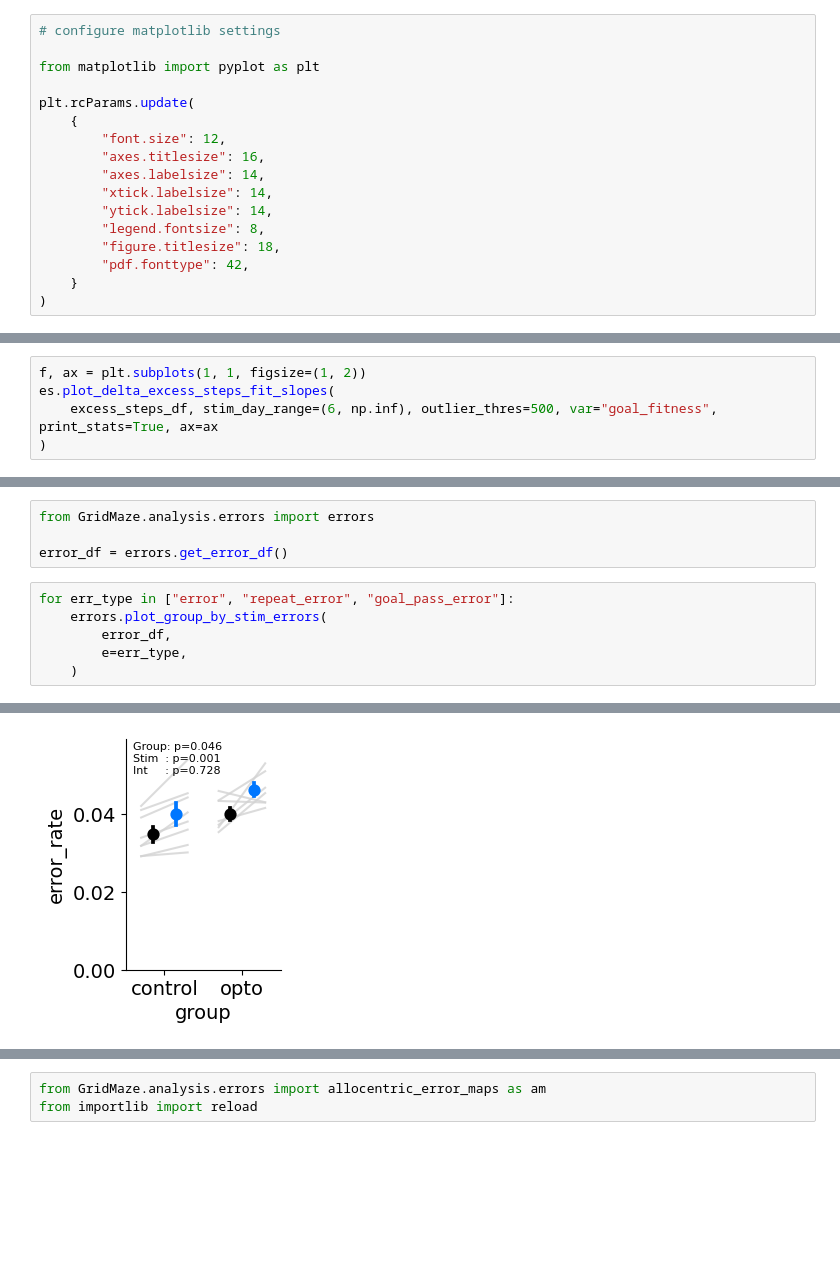
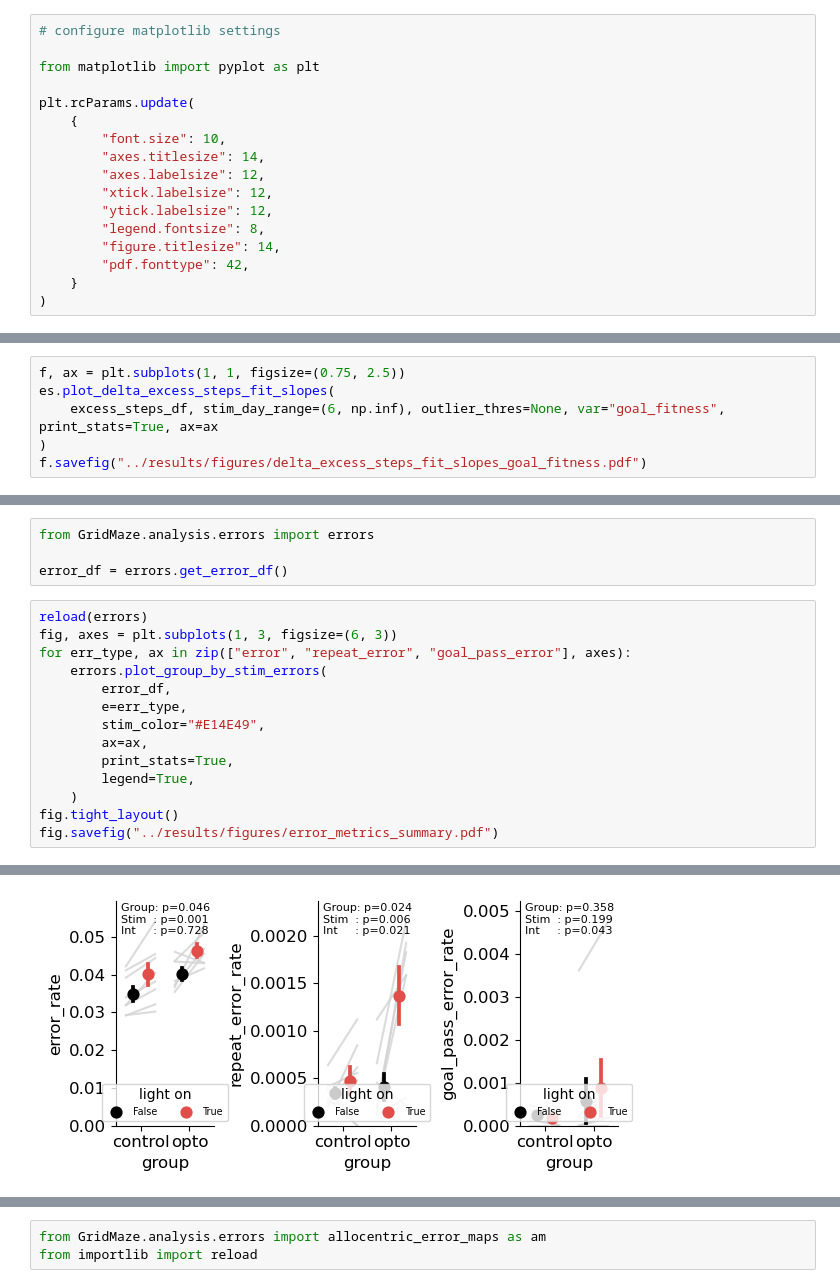
Before and after one commit to peterdoohan/goalNav_mFC-opto3, a Jupyter notebook: code/Notebooks/performance_metrics.ipynb, the cells around one changed output, grey strips where cells are left out. Saved outputs shown, nothing was run; the diff lists cells and outputs as text; blank space fills up the shorter version.

Commit message:
saving figs from summary notebook

```diff
--- a/code/Notebooks/performance_metrics.ipynb
+++ b/code/Notebooks/performance_metrics.ipynb
@@ -13,13 +13,13 @@ from matplotlib import pyplot as plt
 
 plt.rcParams.update(
     {
-        "font.size": 12,
-        "axes.titlesize": 16,
-        "axes.labelsize": 14,
-        "xtick.labelsize": 14,
-        "ytick.labelsize": 14,
+        "font.size": 10,
+        "axes.titlesize": 14,
+        "axes.labelsize": 12,
+        "xtick.labelsize": 12,
+        "ytick.labelsize": 12,
         "legend.fontsize": 8,
-        "figure.titlesize": 18,
+        "figure.titlesize": 14,
         "pdf.fonttype": 42,
     }
 )
@@ -245,10 +258,11 @@ es.plot_special_maze_legend(axes=axes)
 # %% [markdown]
 #### we can get a random effects measure on the strength of this effect by comparing the slopes across opto and control conditions
 # %%
-f, ax = plt.subplots(1, 1, figsize=(1, 2))
+f, ax = plt.subplots(1, 1, figsize=(0.75, 2.5))
 es.plot_delta_excess_steps_fit_slopes(
-    excess_steps_df, stim_day_range=(6, np.inf), outlier_thres=500, var="goal_fitness", print_stats=True, ax=ax
+    excess_steps_df, stim_day_range=(6, np.inf), outlier_thres=None, var="goal_fitness", print_stats=True, ax=ax
 )
+f.savefig("../results/figures/delta_excess_steps_fit_slopes_goal_fitness.pdf")
 # %% [output]
 T-tests on slope from delta xs steps linear fit:
   control vs opto: t=-2.70, p=0.018
@@ -291,27 +305,35 @@ from GridMaze.analysis.errors import errors
 
 error_df = errors.get_error_df()
 # %%
-for err_type in ["error", "repeat_error", "goal_pass_error"]:
+reload(errors)
+fig, axes = plt.subplots(1, 3, figsize=(6, 3))
+for err_type, ax in zip(["error", "repeat_error", "goal_pass_error"], axes):
     errors.plot_group_by_stim_errors(
         error_df,
         e=err_type,
+        stim_color="#E14E49",
+        ax=ax,
+        print_stats=True,
+        legend=True,
     )
+fig.tight_layout()
+fig.savefig("../results/figures/error_metrics_summary.pdf")
 # %% [output]
 Mixed ANOVA: error_rate
 +-------------+-------------+-------+-------+-------------+----------+-------------+------------+-------+
 | Source      |          SS |   DF1 |   DF2 |          MS |        F |       p-unc |        np2 |   eps |
 |-------------+-------------+-------+-------+-------------+----------+-------------+------------+-------|
 | condition   | 0.000247159 |     1 |    13 | 0.000247159 |  4.87596 | 0.0458059   | 0.272766   |   nan |
 | stim_trial  | 0.000245427 |     1 |    13 | 0.000245427 | 18.2186  | 0.000915505 | 0.583581   |     1 |
 | Interaction | 1.70614e-06 |     1 |    13 | 1.70614e-06 |  0.12665 | 0.727639    | 0.00964834 |   nan |
 +-------------+-------------+-------+-------+-------------+----------+-------------+------------+-------+
 Mixed ANOVA: repeat_error_rate
 +-------------+-------------+-------+-------+-------------+----------+------------+----------+-------+
 | Source      |          SS |   DF1 |   DF2 |          MS |        F |      p-unc |      np2 |   eps |
 |-------------+-------------+-------+-------+-------------+----------+------------+----------+-------|
 ... (8 lines left out)
 | condition   | 1.99272e-06 |     1 |    13 | 1.99272e-06 | 0.907919 | 0.358049  | 0.0652807 |   nan |
 | stim_trial  | 9.18161e-08 |     1 |    13 | 9.18161e-08 | 1.83226  | 0.198928  | 0.123532  |     1 |
 | Interaction | 2.51016e-07 |     1 |    13 | 2.51016e-07 | 5.00922  | 0.0433467 | 0.278147  |   nan |
 +-------------+-------------+-------+-------+-------------+----------+-----------+-----------+-------+
-[figure, old version]
+[figure, new version]
```
Also changed, not shown: parts of 21 cells of this notebook, 3 other files.
